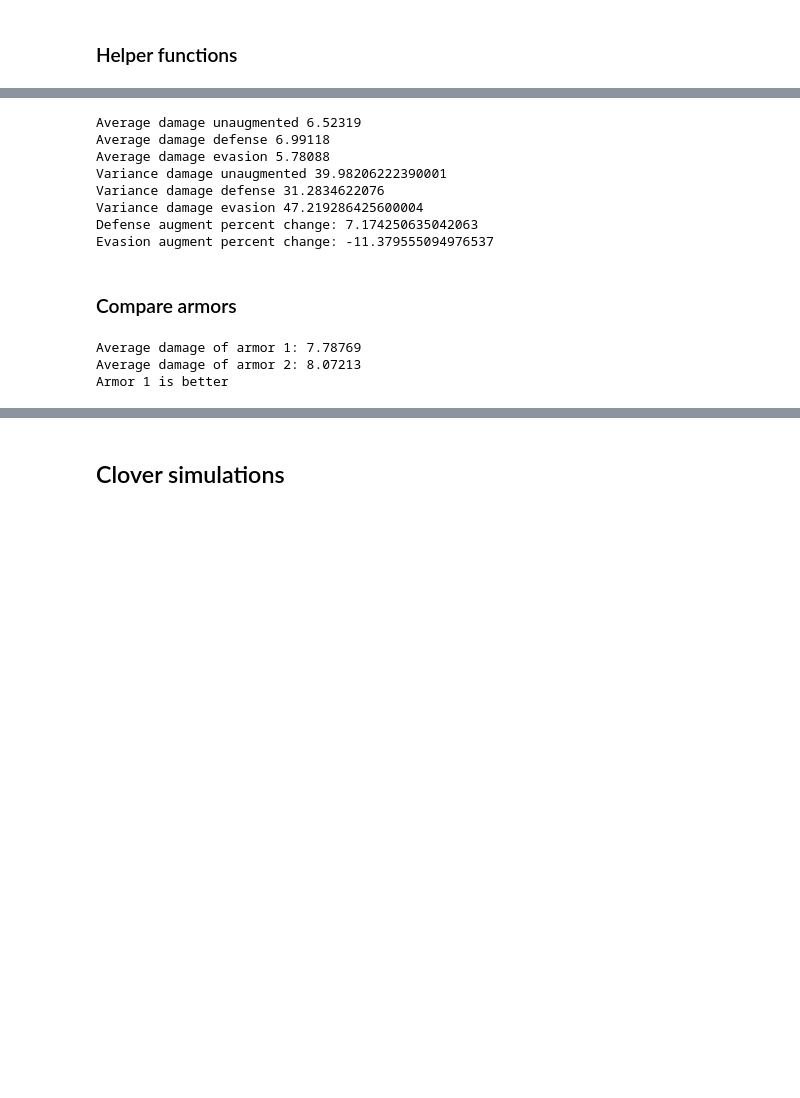
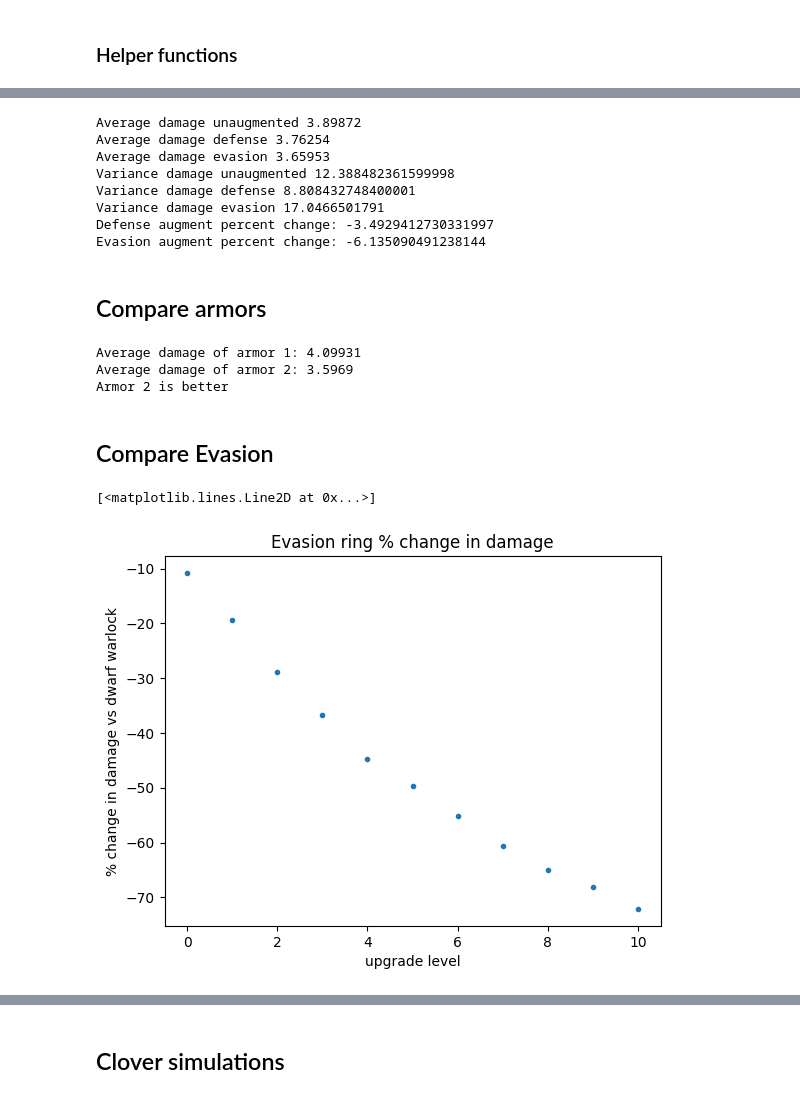
Before and after one commit to lordlen/ShPDTests, a Jupyter notebook: shattered pd tests.ipynb, the cells around one changed output, grey strips where cells are left out. Cells and saved outputs as stored; diff of their text form; code cells hidden in the pictures; blank space fills up the shorter version.

```diff
--- a/shattered pd tests.ipynb
+++ b/shattered pd tests.ipynb
@@ -200,12 +193,13 @@ f(6)
 # %%
-# configure variables here
-creature = Creatures.ghoul
-armor = Armors.plate
+###########################Config variables###########################
+creature = Creatures.tengu
+armor = Armors.mail
 armor_level = 1
-hero_level = 18
+hero_level = 12
 evasion_multiplier = 1
 num_simulations = 100000
-extra_defenses = [(0,7)]
+extra_defenses = []
+######################################################################
 
 armor_unaug = ArmorInstance(armor, armor_level, ArmorAugment.NONE)
 armor_defense = ArmorInstance(armor, armor_level, ArmorAugment.DEFENSE)
@@ -250,25 +244,26 @@ print(f"Variance damage evasion {var_damage_evasion}")
 print(f"Defense augment percent change: {percent_change_defense}")
 print(f"Evasion augment percent change: {percent_change_evasion}")
 # %% [output]
-Average damage unaugmented 6.52319
-Average damage defense 6.99118
-Average damage evasion 5.78088
-Variance damage unaugmented 39.98206222390001
-Variance damage defense 31.2834622076
-Variance damage evasion 47.219286425600004
-Defense augment percent change: 7.174250635042063
-Evasion augment percent change: -11.379555094976537
+Average damage unaugmented 3.89872
+Average damage defense 3.76254
+Average damage evasion 3.65953
+Variance damage unaugmented 12.388482361599998
+Variance damage defense 8.808432748400001
+Variance damage evasion 17.0466501791
+Defense augment percent change: -3.4929412730331997
+Evasion augment percent change: -6.135090491238144
 # %% [markdown]
-### Compare armors
+## Compare armors
 # %%
-# configure variables here
-creature = Creatures.bat
-armor1 = ArmorInstance(Armors.leather, 1, ArmorAugment.EVASION)
+###########################Config variables###########################
+creature = Creatures.tengu
+armor1 = ArmorInstance(Armors.leather, 1, ArmorAugment.DEFENSE)
 armor2 = ArmorInstance(Armors.scale, 1, ArmorAugment.NONE)
-hero_level = 13
+hero_level = 12
 evasion_multiplier = 1
 num_simulations = 100000
-extra_defenses = [(0,7)]
+extra_defenses = []
+######################################################################
 
 data1 = simulate_damage_taken(accuracy, damage_interval, armor1, hero_level, evasion_multiplier, num_simulations, extra_defenses)
 data2 = simulate_damage_taken(accuracy, damage_interval, armor2, hero_level, evasion_multiplier, num_simulations, extra_defenses)
@@ -280,6 +275,39 @@ print(f"Average damage of armor 1: {avg_damage1}")
 print(f"Average damage of armor 2: {avg_damage2}")
 print(f"Armor {1 if avg_damage1 < avg_damage2 else 2} is better")
 # %% [output]
-Average damage of armor 1: 7.78769
-Average damage of armor 2: 8.07213
-Armor 1 is better
+Average damage of armor 1: 4.09931
+Average damage of armor 2: 3.5969
+Armor 2 is better
+# %% [markdown]
+## Compare Evasion
+# %%
+###########################Config variables###########################
+creature = Creatures.warlock
+armor1 = ArmorInstance(Armors.scale, 1, ArmorAugment.NONE)
+hero_level = 18
+total_levels=  10
+num_simulations = 10000
+extra_defenses = []
+######################################################################
+
+data = []
+for i in range(-1, total_levels + 1):
+    evasion_multiplier = 1.125 ** (1 + i)
+    turns_data_points = simulate_damage_taken(creature.accuracy, creature.damage, armor1, hero_level, evasion_multiplier, num_simulations, extra_defenses)
+    data.append(turns_data_points)
+
+no_evasion_data = data[0]
+evasion_data = data[1:]
+
+no_evasion_avg = np.average(no_evasion_data)
+evasion_avg = [np.average(x) for x in evasion_data]
+
+evasion_improvement = [calc_percent_change(no_evasion_avg, x) for x in evasion_avg]
+
+plt.title(f'Evasion ring % change in damage')
+plt.xlabel('upgrade level')
+plt.ylabel(f'% change in damage vs {creature.name}')
+plt.plot(range(total_levels + 1), evasion_improvement, '.')
+# %% [output]
+[<matplotlib.lines.Line2D at 0x...>]
+[figure, added]
```
Also changed, not shown: parts of 19 cells of this notebook.
